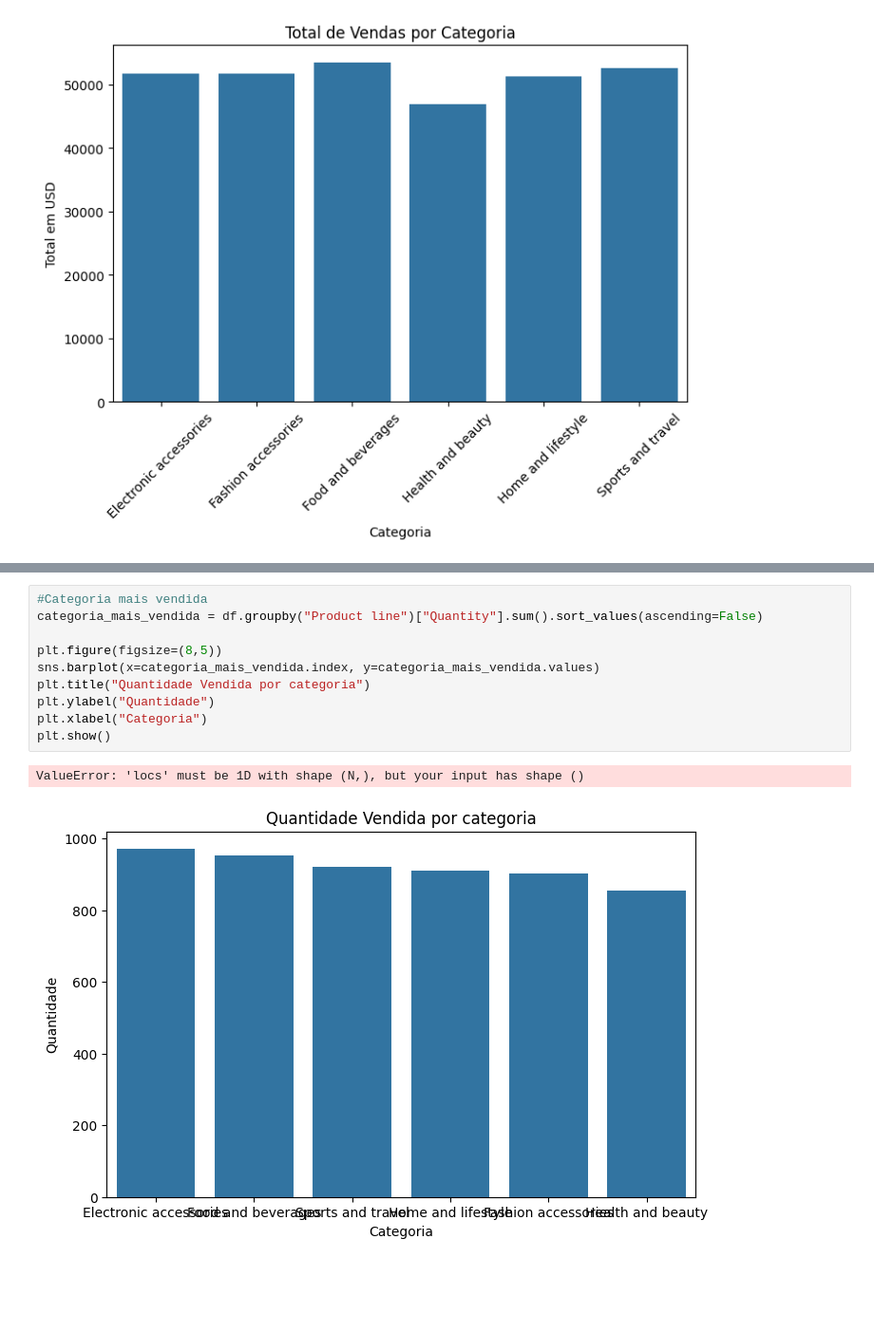
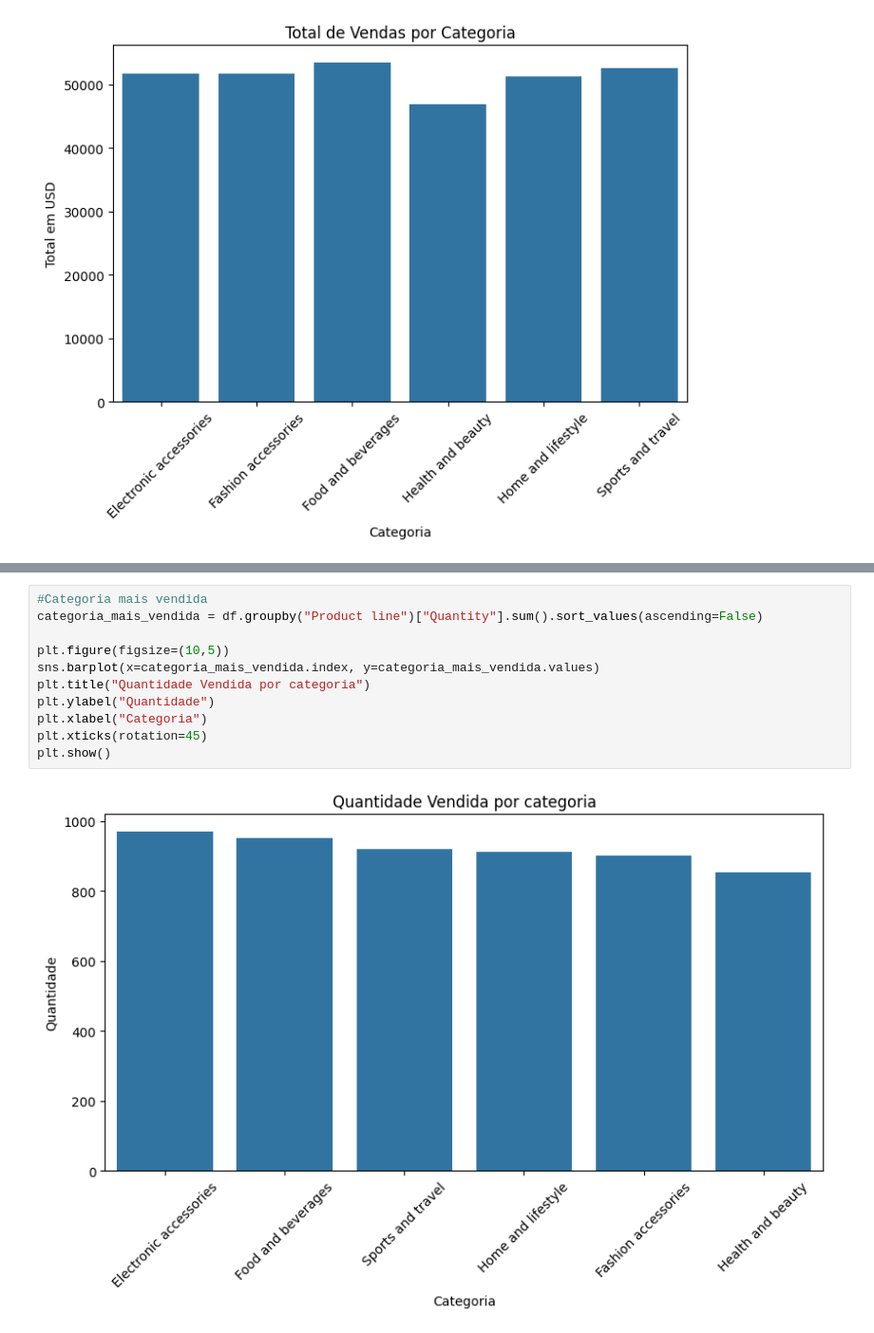
Before and after one commit to josafasantos/projetos, a Jupyter notebook: Ciencia-dados/01-analise-vendas/01-analise-vendas.ipynb, the cells around one changed output, grey strips where cells are left out. Shown at 95% size. Saved outputs shown, nothing was run; the diff lists cells and outputs as text; blank space fills up the shorter version.

```diff
--- a/Ciencia-dados/01-analise-vendas/01-analise-vendas.ipynb
+++ b/Ciencia-dados/01-analise-vendas/01-analise-vendas.ipynb
@@ -156,13 +156,13 @@ plt.show()
 # %%
 #Categoria mais vendida
 categoria_mais_vendida = df.groupby("Product line")["Quantity"].sum().sort_values(ascending=False)
 
-plt.figure(figsize=(8,5))
+plt.figure(figsize=(10,5))
 sns.barplot(x=categoria_mais_vendida.index, y=categoria_mais_vendida.values)
 plt.title("Quantidade Vendida por categoria")
 plt.ylabel("Quantidade")
 plt.xlabel("Categoria")
+plt.xticks(rotation=45)
 plt.show()
 # %% [output]
-ValueError: 'locs' must be 1D with shape (N,), but your input has shape ()
-[figure, old version]
+[figure, new version]
```
Also changed, not shown: parts of 1 cell of this notebook.
